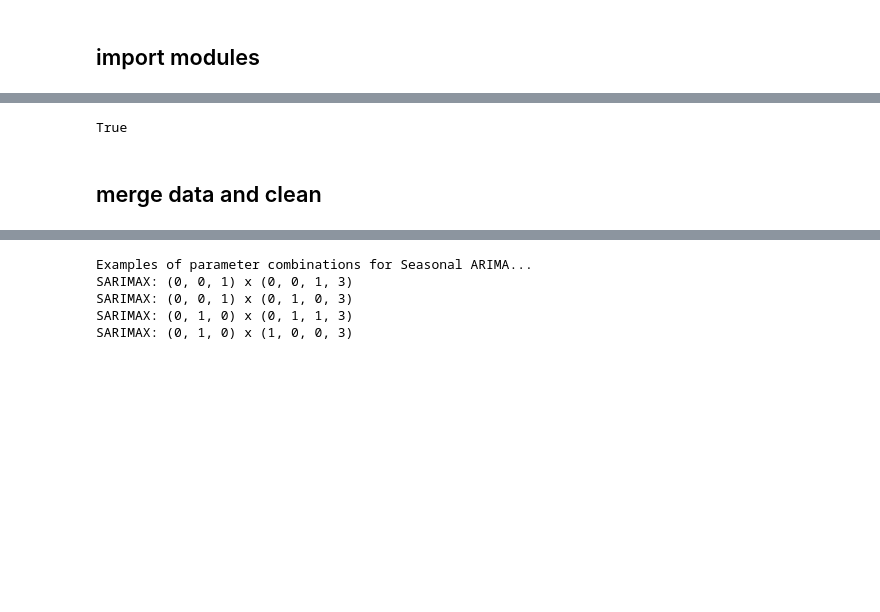
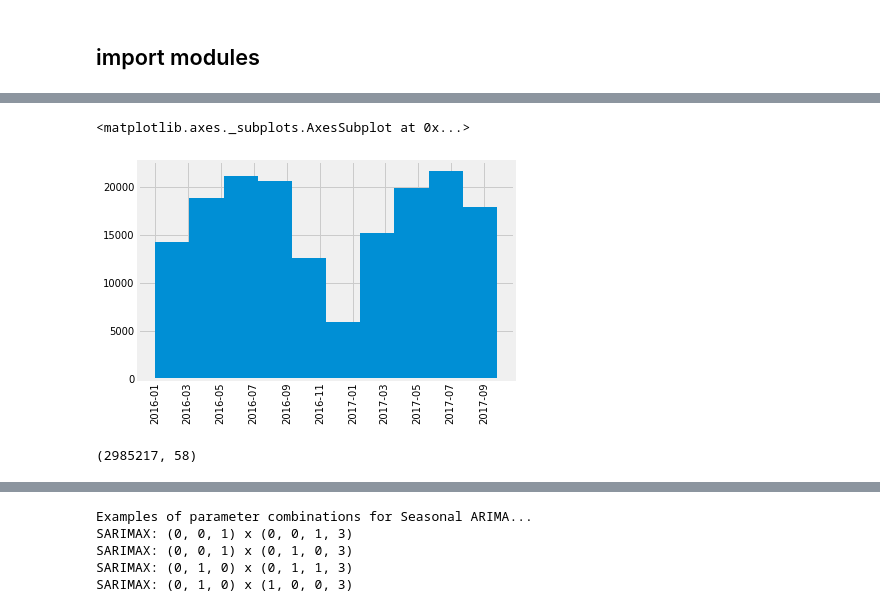
Before and after one commit to Hupi/Competitions, a Jupyter notebook: zillow/notebooks/kaggle_zillow_analysis_ensemble.ipynb, the cells around one changed output, grey strips where cells are left out. Drawn from its saved outputs; the diff is of its cells as text; code cells hidden in the pictures; blank space fills up the shorter version.

```diff
--- a/zillow/notebooks/kaggle_zillow_analysis_ensemble.ipynb
+++ b/zillow/notebooks/kaggle_zillow_analysis_ensemble.ipynb
@@ -42,0 +74,6 @@ import warnings
+# %%
+df_properties_2016 = pd.read_csv('/Users/fangjie/Workspace/data-science/competitions/zillow/properties_2016.csv',low_memory = False)
+df_properties_2017 = pd.read_csv('/Users/fangjie/Workspace/data-science/competitions/zillow/properties_2017.csv',low_memory = False)
+df_transactions_2016 = pd.read_csv('/Users/fangjie/Workspace/data-science/competitions/zillow/train_2016_v2.csv',parse_dates=['transactiondate'],low_memory = False)
+df_transactions_2017 = pd.read_csv('/Users/fangjie/Workspace/data-science/competitions/zillow/train_2017.csv',parse_dates=['transactiondate'],low_memory = False)
+sample_submission = pd.read_csv('/Users/fangjie/Workspace/data-science/competitions/zillow/sample_submission.csv', low_memory = False)
@@ -42,0 +118,4 @@ import warnings
+# %%
+df_train_2016 = pd.merge(df_transactions_2016, df_properties_2016, how = 'left', on = 'parcelid')
+df_train_2017 = pd.merge(df_transactions_2017, df_properties_2017, how = 'left', on = 'parcelid')
+df_train.dtypes
@@ -172,3 +200,14 @@ plt.show()
+# %%
+# assign 2017 tax data to NULL due to info leak
+# df_train_2017[['structuretaxvaluedollarcnt', 'landtaxvaluedollarcnt', 'taxvaluedollarcnt', 'taxamount']] = np.nan
+#df = pd.merge(left=df_properties, right=df_transactions, on='parcelid')
+#df_pred = pd.merge(left=df_properties, right=df_transactions.drop_duplicates(subset='parcelid',keep='first'), on='parcelid', how='left')
+# merge the two set
+df_train = pd.concat([df_train_2016, df_train_2017], axis = 0)
+df_pred_2016 = pd.merge(sample_submission[['ParcelId']], df_properties_2016.rename(columns = {'parcelid': 'ParcelId'}),
+                how = 'left', on = 'ParcelId')
+df_pred_2017 = pd.merge(sample_submission[['ParcelId']], df_properties_2017.rename(columns = {'parcelid': 'ParcelId'}),
+                how = 'left', on = 'ParcelId')
 # %%
 (df_train['parcelid'].value_counts().reset_index())['parcelid'].value_counts()
 # %% [output]
@@ -194,13 +218,9 @@ plt.show()
-# %%
-#check uniqueness of parcelid
-df_properties.parcelid.unique().shape[0] == df_properties.parcelid.shape[0]
-# %% [output]
-True
-# %% [markdown]
-## merge data and clean
-# %%
-df_properties = pd.concat((properties_2016, properties_2017), axis = 0)
-df_train = pd.concat((train_2016, train_2017), axis = 0)
-
-df = pd.merge(left=df_properties, right=df_train, on='parcelid')
-df_pred = pd.merge(left=df_properties, right=df_train.drop_duplicates(subset='parcelid',keep='first'), on='parcelid', how='left')
+# %%
+df_train.transactiondate.hist(xrot=90)
+# %% [output]
+<matplotlib.axes._subplots.AxesSubplot at 0x...>
+[figure, added]
+# %%
+df_pred_2016.shape
+# %% [output]
+(2985217, 58)
```
Also changed, not shown: parts of 186 cells of this notebook, 6 other files.
